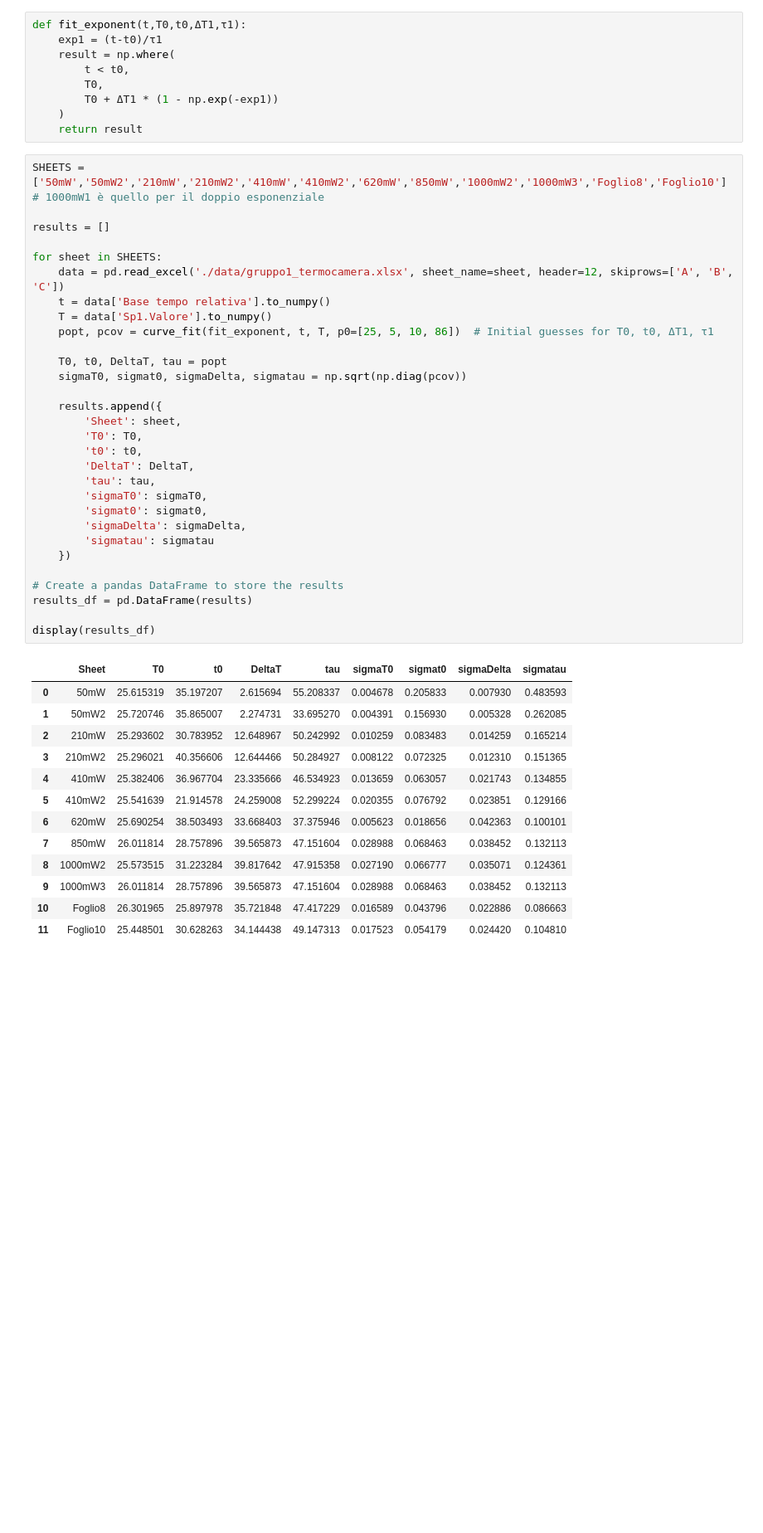
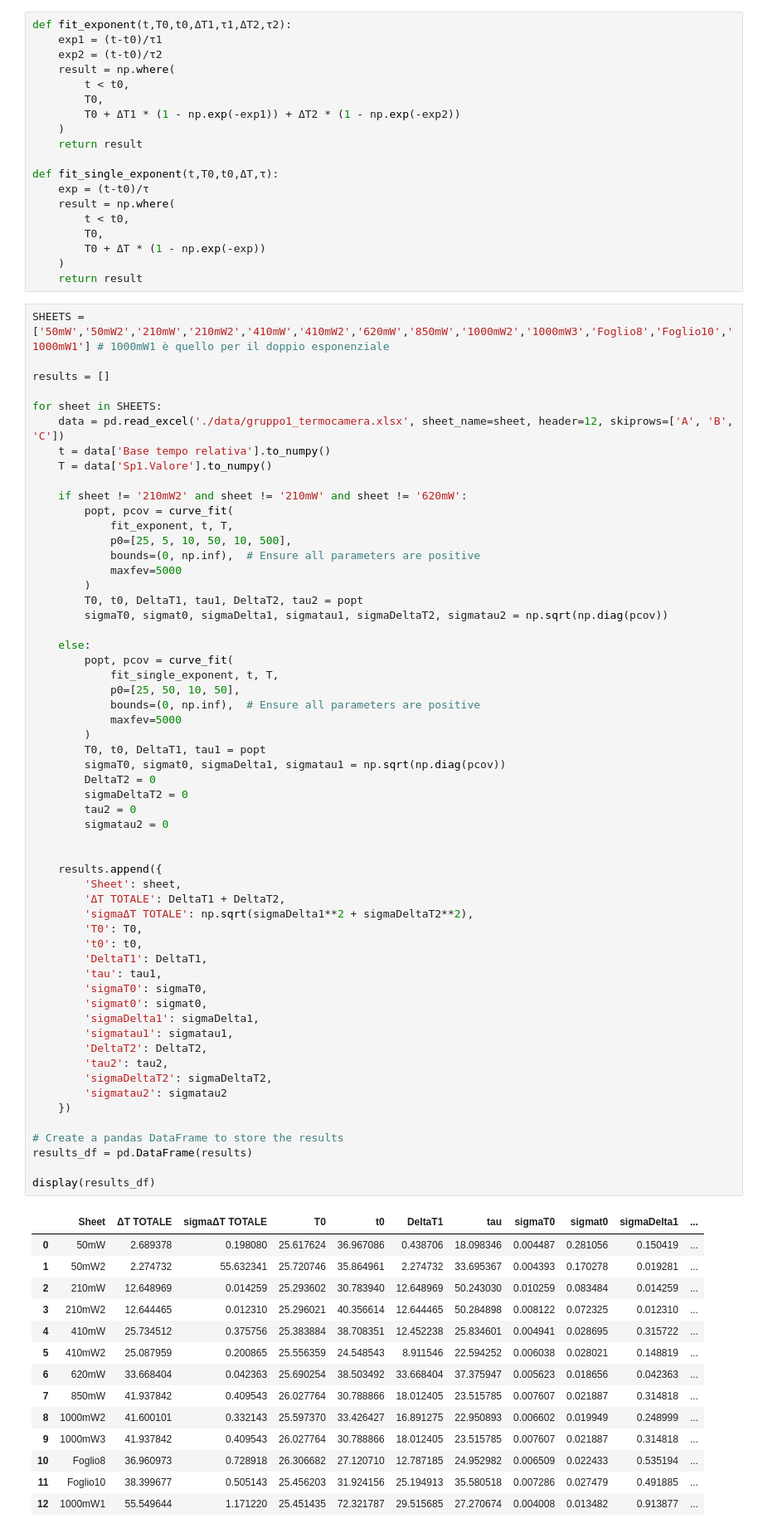
Before and after one commit to CarminatiGiovanni/LaboratorioBiofisica, a Jupyter notebook: TERMOCAMERA/full_termocamera_fit.ipynb, the cells around one changed output. Shown at 83% size. Drawn from its saved outputs; the diff is of its cells as text; blank space fills up the shorter version.

Commit message:
termocamera non fitta il doppio esponenziale

```diff
--- a/TERMOCAMERA/full_termocamera_fit.ipynb
+++ b/TERMOCAMERA/full_termocamera_fit.ipynb
@@ -11,57 +11,95 @@ dir_path = os.path.abspath('')
 sys.path.append(dir_path + '/../')
 from labbiofisica import Interpolazione, final_val
 # %%
-def fit_exponent(t,T0,t0,ΔT1,τ1):
+def fit_exponent(t,T0,t0,ΔT1,τ1,ΔT2,τ2):
     exp1 = (t-t0)/τ1
+    exp2 = (t-t0)/τ2
     result = np.where(
         t < t0,
         T0,
-        T0 + ΔT1 * (1 - np.exp(-exp1))
+        T0 + ΔT1 * (1 - np.exp(-exp1)) + ΔT2 * (1 - np.exp(-exp2))
     )
     return result
+
+def fit_single_exponent(t,T0,t0,ΔT,τ):
+    exp = (t-t0)/τ
+    result = np.where(
+        t < t0,
+        T0,
+        T0 + ΔT * (1 - np.exp(-exp))
+    )
+    return result
 # %%
-SHEETS = ['50mW','50mW2','210mW','210mW2','410mW','410mW2','620mW','850mW','1000mW2','1000mW3','Foglio8','Foglio10'] # 1000mW1 è quello per il doppio esponenziale
+SHEETS = ['50mW','50mW2','210mW','210mW2','410mW','410mW2','620mW','850mW','1000mW2','1000mW3','Foglio8','Foglio10','1000mW1'] # 1000mW1 è quello per il doppio esponenziale
 
 results = []
 
 for sheet in SHEETS:
     data = pd.read_excel('./data/gruppo1_termocamera.xlsx', sheet_name=sheet, header=12, skiprows=['A', 'B', 'C'])
     t = data['Base tempo relativa'].to_numpy()
     T = data['Sp1.Valore'].to_numpy()
-    popt, pcov = curve_fit(fit_exponent, t, T, p0=[25, 5, 10, 86])  # Initial guesses for T0, t0, ΔT1, τ1
 
-    T0, t0, DeltaT, tau = popt
-    sigmaT0, sigmat0, sigmaDelta, sigmatau = np.sqrt(np.diag(pcov))
+    if sheet != '210mW2' and sheet != '210mW' and sheet != '620mW':
+        popt, pcov = curve_fit(
+            fit_exponent, t, T,
+            p0=[25, 5, 10, 50, 10, 500],
+            bounds=(0, np.inf),  # Ensure all parameters are positive
+            maxfev=5000
+        )
+        T0, t0, DeltaT1, tau1, DeltaT2, tau2 = popt
+        sigmaT0, sigmat0, sigmaDelta1, sigmatau1, sigmaDeltaT2, sigmatau2 = np.sqrt(np.diag(pcov))
+
+    else:
+        popt, pcov = curve_fit(
+            fit_single_exponent, t, T,
+            p0=[25, 50, 10, 50],
+            bounds=(0, np.inf),  # Ensure all parameters are positive
+            maxfev=5000
+        )
+        T0, t0, DeltaT1, tau1 = popt
+        sigmaT0, sigmat0, sigmaDelta1, sigmatau1 = np.sqrt(np.diag(pcov))
+        DeltaT2 = 0
+        sigmaDeltaT2 = 0
+        tau2 = 0
+        sigmatau2 = 0
+
 
     results.append({
         'Sheet': sheet,
+        'ΔT TOTALE': DeltaT1 + DeltaT2,
+        'sigmaΔT TOTALE': np.sqrt(sigmaDelta1**2 + sigmaDeltaT2**2),
         'T0': T0,
         't0': t0,
-        'DeltaT': DeltaT,
-        'tau': tau,
+        'DeltaT1': DeltaT1,
+        'tau': tau1,
         'sigmaT0': sigmaT0,
         'sigmat0': sigmat0,
-        'sigmaDelta': sigmaDelta,
-        'sigmatau': sigmatau
+        'sigmaDelta1': sigmaDelta1,
+        'sigmatau1': sigmatau1,
+        'DeltaT2': DeltaT2,
+        'tau2': tau2,
+        'sigmaDeltaT2': sigmaDeltaT2,
+        'sigmatau2': sigmatau2
     })
 
 # Create a pandas DataFrame to store the results
 results_df = pd.DataFrame(results)
 
 display(results_df)
 # %% [output]
-|  | Sheet | T0 | t0 | DeltaT | tau | sigmaT0 | sigmat0 | sigmaDelta | sigmatau |
-| 0 | 50mW | 25.615319 | 35.197207 | 2.615694 | 55.208337 | 0.004678 | 0.205833 | 0.007930 | 0.483593 |
-| 1 | 50mW2 | 25.720746 | 35.865007 | 2.274731 | 33.695270 | 0.004391 | 0.156930 | 0.005328 | 0.262085 |
-| 2 | 210mW | 25.293602 | 30.783952 | 12.648967 | 50.242992 | 0.010259 | 0.083483 | 0.014259 | 0.165214 |
-| 3 | 210mW2 | 25.296021 | 40.356606 | 12.644466 | 50.284927 | 0.008122 | 0.072325 | 0.012310 | 0.151365 |
-| 4 | 410mW | 25.382406 | 36.967704 | 23.335666 | 46.534923 | 0.013659 | 0.063057 | 0.021743 | 0.134855 |
-| 5 | 410mW2 | 25.541639 | 21.914578 | 24.259008 | 52.299224 | 0.020355 | 0.076792 | 0.023851 | 0.129166 |
-| 6 | 620mW | 25.690254 | 38.503493 | 33.668403 | 37.375946 | 0.005623 | 0.018656 | 0.042363 | 0.100101 |
-| 7 | 850mW | 26.011814 | 28.757896 | 39.565873 | 47.151604 | 0.028988 | 0.068463 | 0.038452 | 0.132113 |
-| 8 | 1000mW2 | 25.573515 | 31.223284 | 39.817642 | 47.915358 | 0.027190 | 0.066777 | 0.035071 | 0.124361 |
-| 9 | 1000mW3 | 26.011814 | 28.757896 | 39.565873 | 47.151604 | 0.028988 | 0.068463 | 0.038452 | 0.132113 |
-| 10 | Foglio8 | 26.301965 | 25.897978 | 35.721848 | 47.417229 | 0.016589 | 0.043796 | 0.022886 | 0.086663 |
-| 11 | Foglio10 | 25.448501 | 30.628263 | 34.144438 | 49.147313 | 0.017523 | 0.054179 | 0.024420 | 0.104810 |
+|  | Sheet | ΔT TOTALE | sigmaΔT TOTALE | T0 | t0 | DeltaT1 | tau | sigmaT0 | sigmat0 | sigmaDelta1 | ... |
+| 0 | 50mW | 2.689378 | 0.198080 | 25.617624 | 36.967086 | 0.438706 | 18.098346 | 0.004487 | 0.281056 | 0.150419 | ... |
+| 1 | 50mW2 | 2.274732 | 55.632341 | 25.720746 | 35.864961 | 2.274732 | 33.695367 | 0.004393 | 0.170278 | 0.019281 | ... |
+| 2 | 210mW | 12.648969 | 0.014259 | 25.293602 | 30.783940 | 12.648969 | 50.243030 | 0.010259 | 0.083484 | 0.014259 | ... |
+| 3 | 210mW2 | 12.644465 | 0.012310 | 25.296021 | 40.356614 | 12.644465 | 50.284898 | 0.008122 | 0.072325 | 0.012310 | ... |
+| 4 | 410mW | 25.734512 | 0.375756 | 25.383884 | 38.708351 | 12.452238 | 25.834601 | 0.004941 | 0.028695 | 0.315722 | ... |
+| 5 | 410mW2 | 25.087959 | 0.200865 | 25.556359 | 24.548543 | 8.911546 | 22.594252 | 0.006038 | 0.028021 | 0.148819 | ... |
+| 6 | 620mW | 33.668404 | 0.042363 | 25.690254 | 38.503492 | 33.668404 | 37.375947 | 0.005623 | 0.018656 | 0.042363 | ... |
+| 7 | 850mW | 41.937842 | 0.409543 | 26.027764 | 30.788866 | 18.012405 | 23.515785 | 0.007607 | 0.021887 | 0.314818 | ... |
+| 8 | 1000mW2 | 41.600101 | 0.332143 | 25.597370 | 33.426427 | 16.891275 | 22.950893 | 0.006602 | 0.019949 | 0.248999 | ... |
+| 9 | 1000mW3 | 41.937842 | 0.409543 | 26.027764 | 30.788866 | 18.012405 | 23.515785 | 0.007607 | 0.021887 | 0.314818 | ... |
+| 10 | Foglio8 | 36.960973 | 0.728918 | 26.306682 | 27.120710 | 12.787185 | 24.952982 | 0.006509 | 0.022433 | 0.535194 | ... |
+| 11 | Foglio10 | 38.399677 | 0.505143 | 25.456203 | 31.924156 | 25.194913 | 35.580518 | 0.007286 | 0.027479 | 0.491885 | ... |
+| 12 | 1000mW1 | 55.549644 | 1.171220 | 25.451435 | 72.321787 | 29.515685 | 27.270674 | 0.004008 | 0.013482 | 0.913877 | ... |
 # %%
 # Plot all the fits
```
Also changed, not shown: parts of 1 cell of this notebook.
